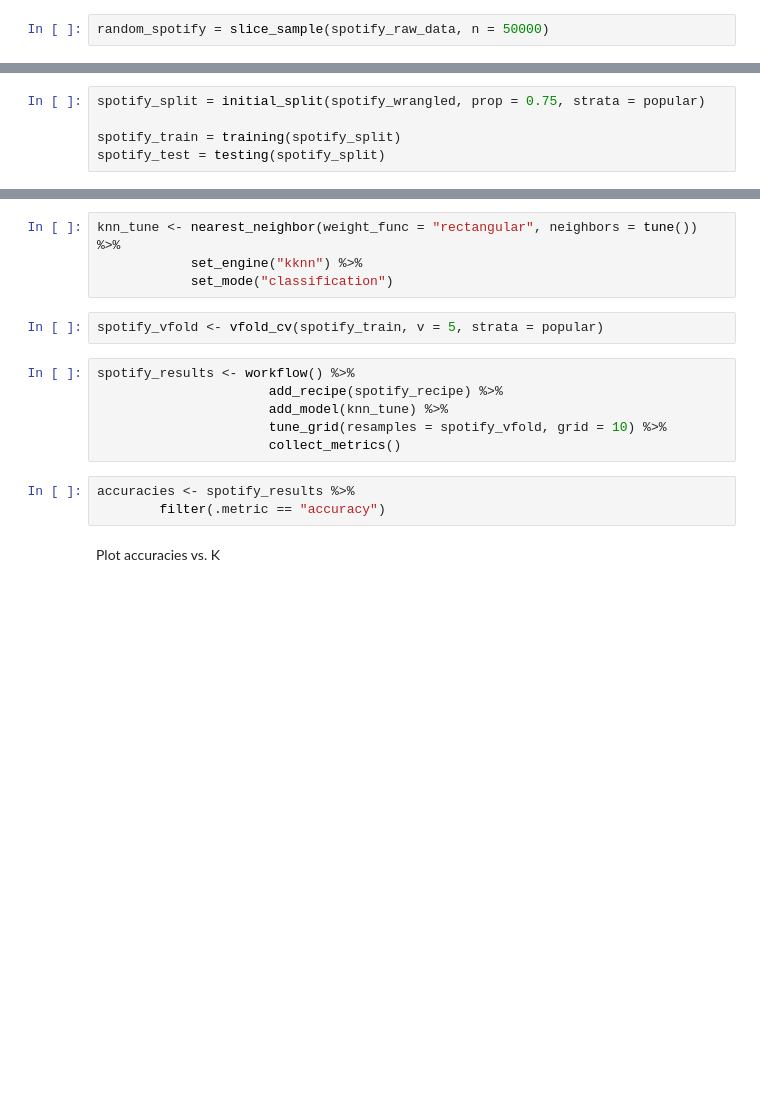
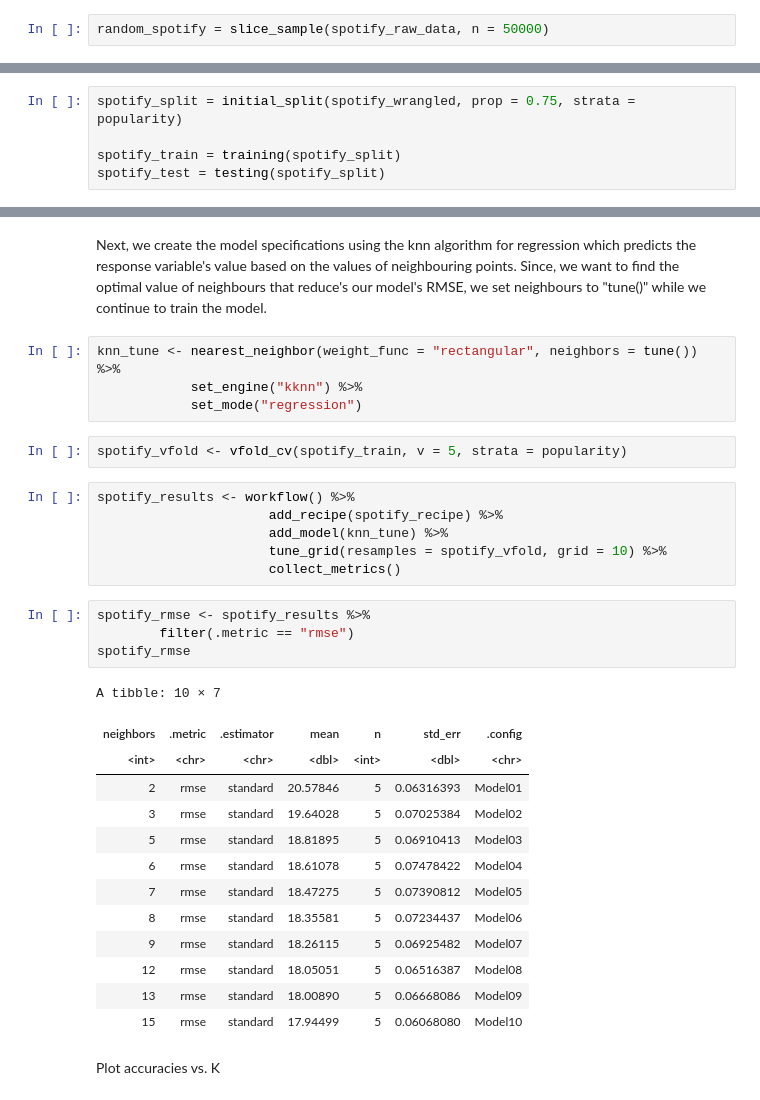
Before and after one commit to niickmerc/DSCI100-Group-Final, a Jupyter notebook: ProjectReport.ipynb, the cells around one changed output, grey strips where cells are left out. Cells and saved outputs as stored; diff of their text form; blank space fills up the shorter version.

```diff
--- a/ProjectReport.ipynb
+++ b/ProjectReport.ipynb
@@ -66,5 +112,5 @@ popularity_plot
 # %%
-spotify_split = initial_split(spotify_wrangled, prop = 0.75, strata = popular)
+spotify_split = initial_split(spotify_wrangled, prop = 0.75, strata = popularity)
 
 spotify_train = training(spotify_split)
 spotify_test = testing(spotify_split)
@@ -99,9 +149,11 @@ Inputs:
+# %% [markdown]
+Next, we create the model specifications using the knn algorithm for regression which predicts the response variable's value based on the values of neighbouring points. Since, we want to find the optimal value of neighbours that reduce's our model's RMSE, we set neighbours to "tune()" while we continue to train the model.
 # %%
 knn_tune <- nearest_neighbor(weight_func = "rectangular", neighbors = tune()) %>%
             set_engine("kknn") %>%
-            set_mode("classification")
+            set_mode("regression")
 # %%
-spotify_vfold <- vfold_cv(spotify_train, v = 5, strata = popular)
+spotify_vfold <- vfold_cv(spotify_train, v = 5, strata = popularity)
 # %%
 spotify_results <- workflow() %>%
                       add_recipe(spotify_recipe) %>%
@@ -109,8 +161,23 @@ spotify_results <- workflow() %>%
                       tune_grid(resamples = spotify_vfold, grid = 10) %>%
                       collect_metrics()
 # %%
-accuracies <- spotify_results %>%
-        filter(.metric == "accuracy")
+spotify_rmse <- spotify_results %>%
+        filter(.metric == "rmse")
+spotify_rmse
+# %% [output]
+A tibble: 10 × 7
+| neighbors | .metric | .estimator | mean | n | std_err | .config |
+| <int> | <chr> | <chr> | <dbl> | <int> | <dbl> | <chr> |
+| 2 | rmse | standard | 20.57846 | 5 | 0.06316393 | Model01 |
+| 3 | rmse | standard | 19.64028 | 5 | 0.07025384 | Model02 |
+| 5 | rmse | standard | 18.81895 | 5 | 0.06910413 | Model03 |
+| 6 | rmse | standard | 18.61078 | 5 | 0.07478422 | Model04 |
+| 7 | rmse | standard | 18.47275 | 5 | 0.07390812 | Model05 |
+| 8 | rmse | standard | 18.35581 | 5 | 0.07234437 | Model06 |
+| 9 | rmse | standard | 18.26115 | 5 | 0.06925482 | Model07 |
+| 12 | rmse | standard | 18.05051 | 5 | 0.06516387 | Model08 |
+| 13 | rmse | standard | 18.00890 | 5 | 0.06668086 | Model09 |
+| 15 | rmse | standard | 17.94499 | 5 | 0.06068080 | Model10 |
 # %% [markdown]
 Plot accuracies vs. K
 # %%
```
Also changed, not shown: parts of 18 cells of this notebook.
